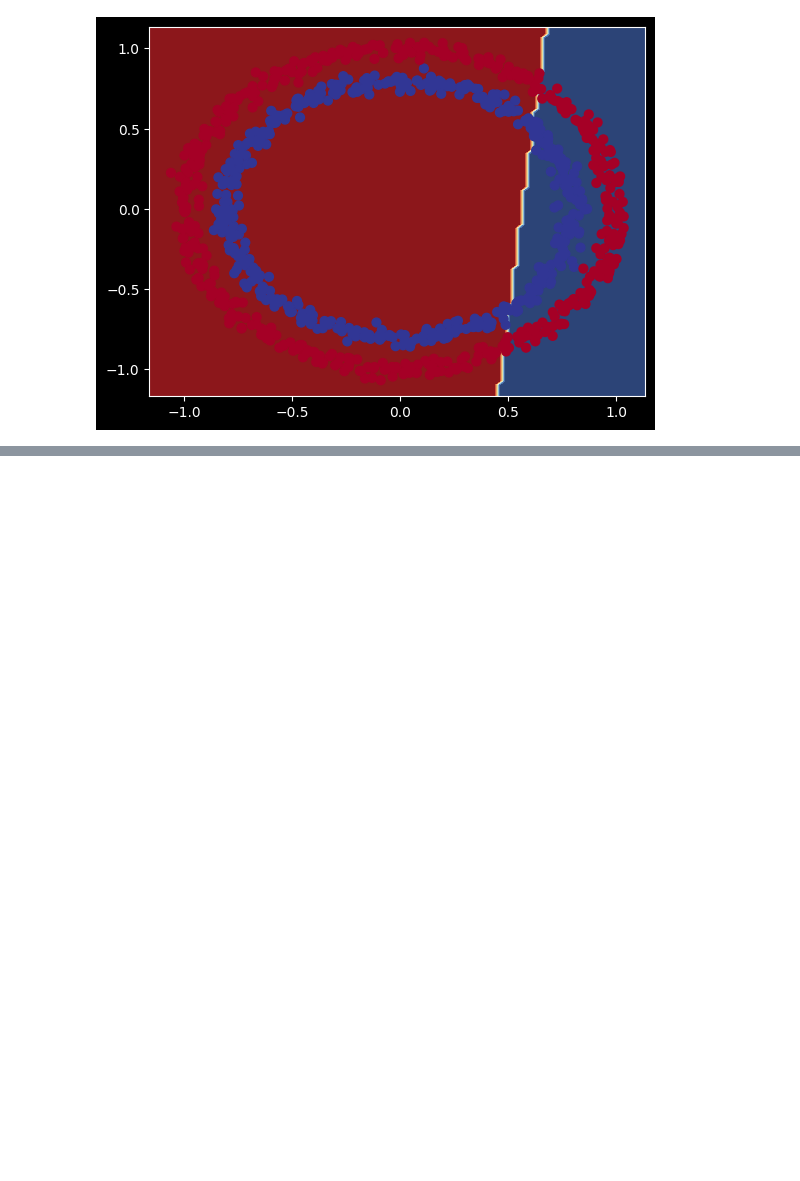
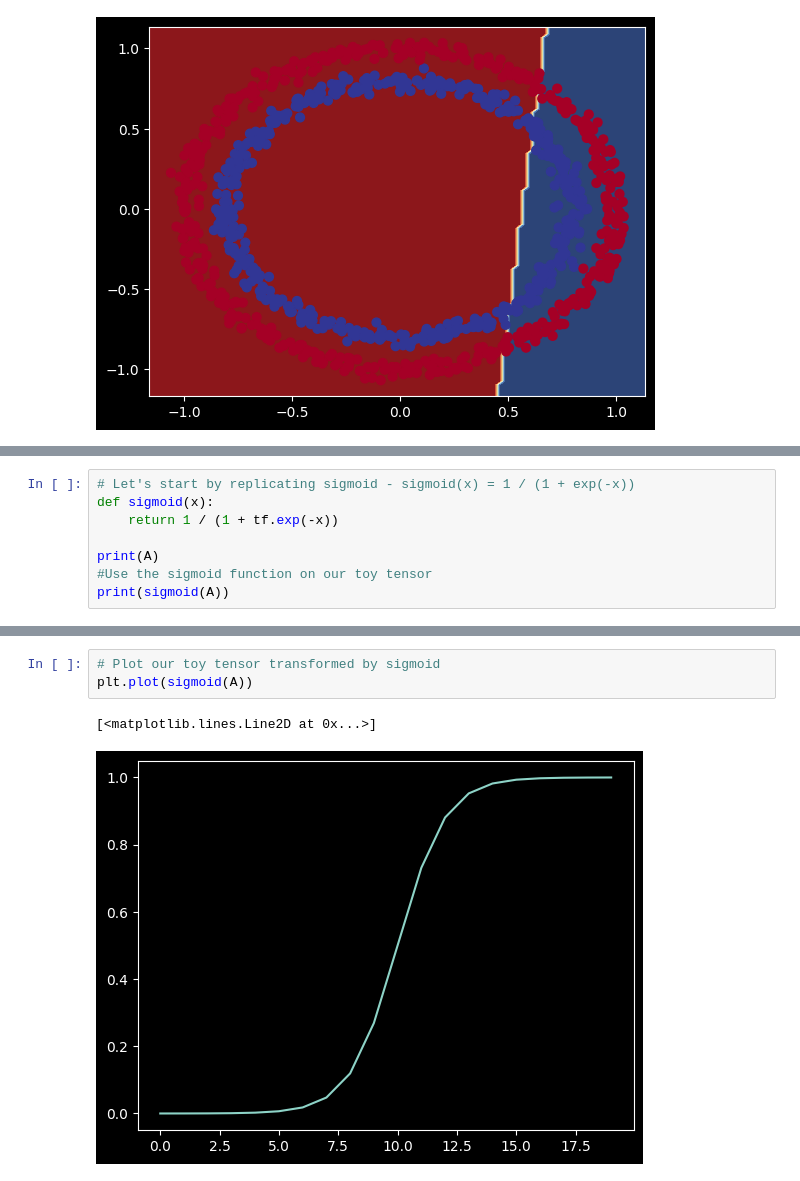
Before and after one commit to MERT-CKR/ZTM-Tensorflow-Course, a Jupyter notebook: 02 Neural network classification with Tensorflow/neural_network_classification.ipynb, the cells around one changed output, grey strips where cells are left out. Saved outputs shown, nothing was run; the diff lists cells and outputs as text; blank space fills up the shorter version.

```diff
--- a/02 Neural network classification with Tensorflow/neural_network_classification.ipynb
+++ b/02 Neural network classification with Tensorflow/neural_network_classification.ipynb
@@ -402,0 +531,8 @@ Doing binary classification
+# %%
+# Let's start by replicating sigmoid - sigmoid(x) = 1 / (1 + exp(-x))
+def sigmoid(x):
+    return 1 / (1 + tf.exp(-x))
+
+print(A)
+#Use the sigmoid function on our toy tensor
+print(sigmoid(A))
@@ -402,0 +548,6 @@ Doing binary classification
+# %%
+# Plot our toy tensor transformed by sigmoid
+plt.plot(sigmoid(A))
+# %% [output]
+[<matplotlib.lines.Line2D at 0x...>]
+[figure, added]
```
Also changed, not shown: parts of 12 cells of this notebook, 1 other file.
